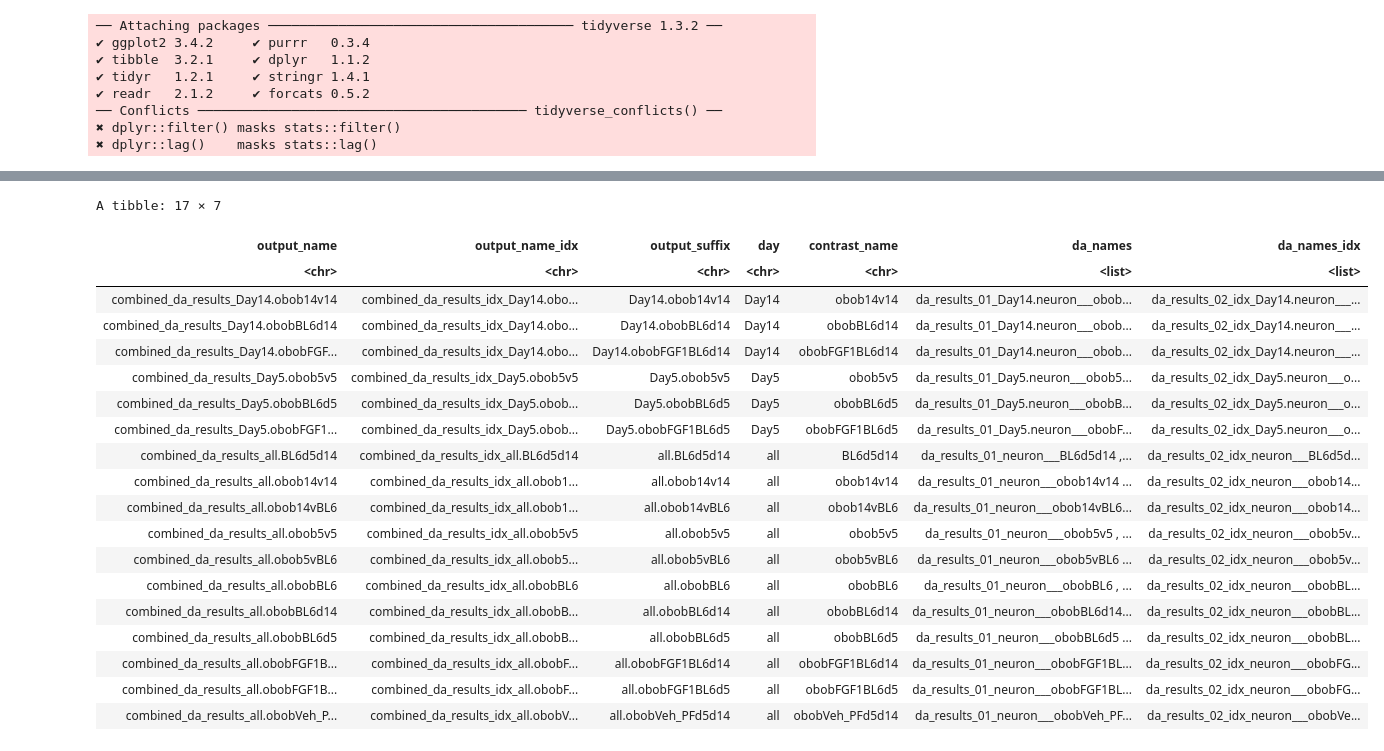
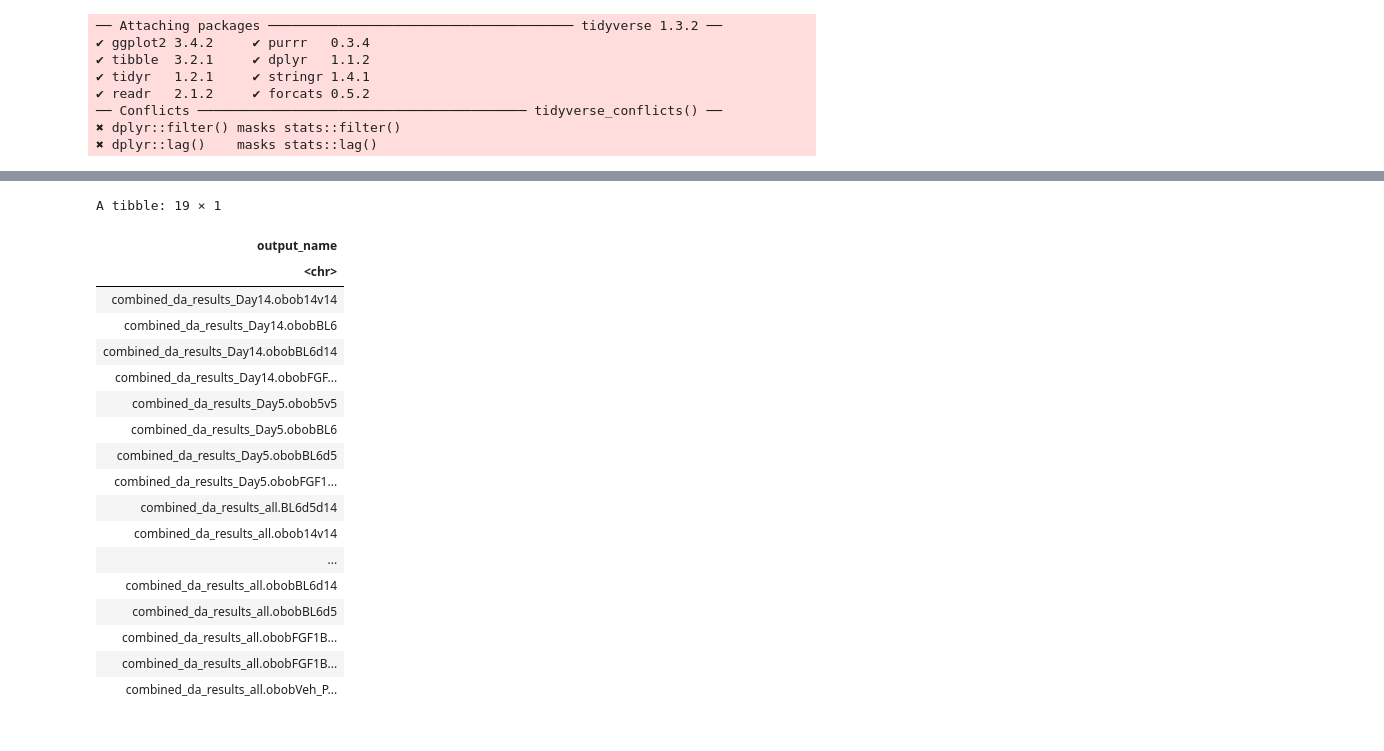
Before and after one commit to perslab/Aalling-Todorov-2024, a Jupyter notebook: 01_milo_cellbender/stage_02.ipynb, the cells around one changed output, grey strips where cells are left out. Drawn from its saved outputs; the diff is of its cells as text; code cells hidden in the pictures.

```diff
--- a/01_milo_cellbender/stage_02.ipynb
+++ b/01_milo_cellbender/stage_02.ipynb
@@ -75,23 +116,22 @@ qs::qsave(combination_recipe, 'combination_recipe.qs')
 # %%
-combination_recipe
+combination_recipe %>% distinct(output_name)
 # %% [output]
-A tibble: 17 × 7
+A tibble: 19 × 1
-| output_name | output_name_idx | output_suffix | day | contrast_name | da_names | da_names_idx |
-| <chr> | <chr> | <chr> | <chr> | <chr> | <list> | <list> |
-| combined_da_results_Day14.obob14v14 | combined_da_results_idx_Day14.obo... | Day14.obob14v14 | Day14 | obob14v14 | da_results_01_Day14.neuron___obob... | da_results_02_idx_Day14.neuron___... |
-| combined_da_results_Day14.obobBL6d14 | combined_da_results_idx_Day14.obo... | Day14.obobBL6d14 | Day14 | obobBL6d14 | da_results_01_Day14.neuron___obob... | da_results_02_idx_Day14.neuron___... |
-| combined_da_results_Day14.obobFGF... | combined_da_results_idx_Day14.obo... | Day14.obobFGF1BL6d14 | Day14 | obobFGF1BL6d14 | da_results_01_Day14.neuron___obob... | da_results_02_idx_Day14.neuron___... |
-| combined_da_results_Day5.obob5v5 | combined_da_results_idx_Day5.obob5v5 | Day5.obob5v5 | Day5 | obob5v5 | da_results_01_Day5.neuron___obob5... | da_results_02_idx_Day5.neuron___o... |
-| combined_da_results_Day5.obobBL6d5 | combined_da_results_idx_Day5.obob... | Day5.obobBL6d5 | Day5 | obobBL6d5 | da_results_01_Day5.neuron___obobB... | da_results_02_idx_Day5.neuron___o... |
-| combined_da_results_Day5.obobFGF1... | combined_da_results_idx_Day5.obob... | Day5.obobFGF1BL6d5 | Day5 | obobFGF1BL6d5 | da_results_01_Day5.neuron___obobF... | da_results_02_idx_Day5.neuron___o... |
-| combined_da_results_all.BL6d5d14 | combined_da_results_idx_all.BL6d5d14 | all.BL6d5d14 | all | BL6d5d14 | da_results_01_neuron___BL6d5d14 ,... | da_results_02_idx_neuron___BL6d5d... |
-| combined_da_results_all.obob14v14 | combined_da_results_idx_all.obob1... | all.obob14v14 | all | obob14v14 | da_results_01_neuron___obob14v14 ... | da_results_02_idx_neuron___obob14... |
-| combined_da_results_all.obob14vBL6 | combined_da_results_idx_all.obob1... | all.obob14vBL6 | all | obob14vBL6 | da_results_01_neuron___obob14vBL6... | da_results_02_idx_neuron___obob14... |
-| combined_da_results_all.obob5v5 | combined_da_results_idx_all.obob5v5 | all.obob5v5 | all | obob5v5 | da_results_01_neuron___obob5v5 , ... | da_results_02_idx_neuron___obob5v... |
-| combined_da_results_all.obob5vBL6 | combined_da_results_idx_all.obob5... | all.obob5vBL6 | all | obob5vBL6 | da_results_01_neuron___obob5vBL6 ... | da_results_02_idx_neuron___obob5v... |
-| combined_da_results_all.obobBL6 | combined_da_results_idx_all.obobBL6 | all.obobBL6 | all | obobBL6 | da_results_01_neuron___obobBL6 , ... | da_results_02_idx_neuron___obobBL... |
-| combined_da_results_all.obobBL6d14 | combined_da_results_idx_all.obobB... | all.obobBL6d14 | all | obobBL6d14 | da_results_01_neuron___obobBL6d14... | da_results_02_idx_neuron___obobBL... |
-| combined_da_results_all.obobBL6d5 | combined_da_results_idx_all.obobB... | all.obobBL6d5 | all | obobBL6d5 | da_results_01_neuron___obobBL6d5 ... | da_results_02_idx_neuron___obobBL... |
-| combined_da_results_all.obobFGF1B... | combined_da_results_idx_all.obobF... | all.obobFGF1BL6d14 | all | obobFGF1BL6d14 | da_results_01_neuron___obobFGF1BL... | da_results_02_idx_neuron___obobFG... |
-| combined_da_results_all.obobFGF1B... | combined_da_results_idx_all.obobF... | all.obobFGF1BL6d5 | all | obobFGF1BL6d5 | da_results_01_neuron___obobFGF1BL... | da_results_02_idx_neuron___obobFG... |
-| combined_da_results_all.obobVeh_P... | combined_da_results_idx_all.obobV... | all.obobVeh_PFd5d14 | all | obobVeh_PFd5d14 | da_results_01_neuron___obobVeh_PF... | da_results_02_idx_neuron___obobVe... |
+| output_name |
+| <chr> |
+| combined_da_results_Day14.obob14v14 |
+| combined_da_results_Day14.obobBL6 |
+| combined_da_results_Day14.obobBL6d14 |
+| combined_da_results_Day14.obobFGF... |
+| combined_da_results_Day5.obob5v5 |
+| combined_da_results_Day5.obobBL6 |
+| combined_da_results_Day5.obobBL6d5 |
+| combined_da_results_Day5.obobFGF1... |
+| combined_da_results_all.BL6d5d14 |
+| combined_da_results_all.obob14v14 |
+| ... |
+| combined_da_results_all.obobBL6d14 |
+| combined_da_results_all.obobBL6d5 |
+| combined_da_results_all.obobFGF1B... |
+| combined_da_results_all.obobFGF1B... |
+| combined_da_results_all.obobVeh_P... |
```
Also changed, not shown: parts of 5 cells of this notebook, 9 other files.
